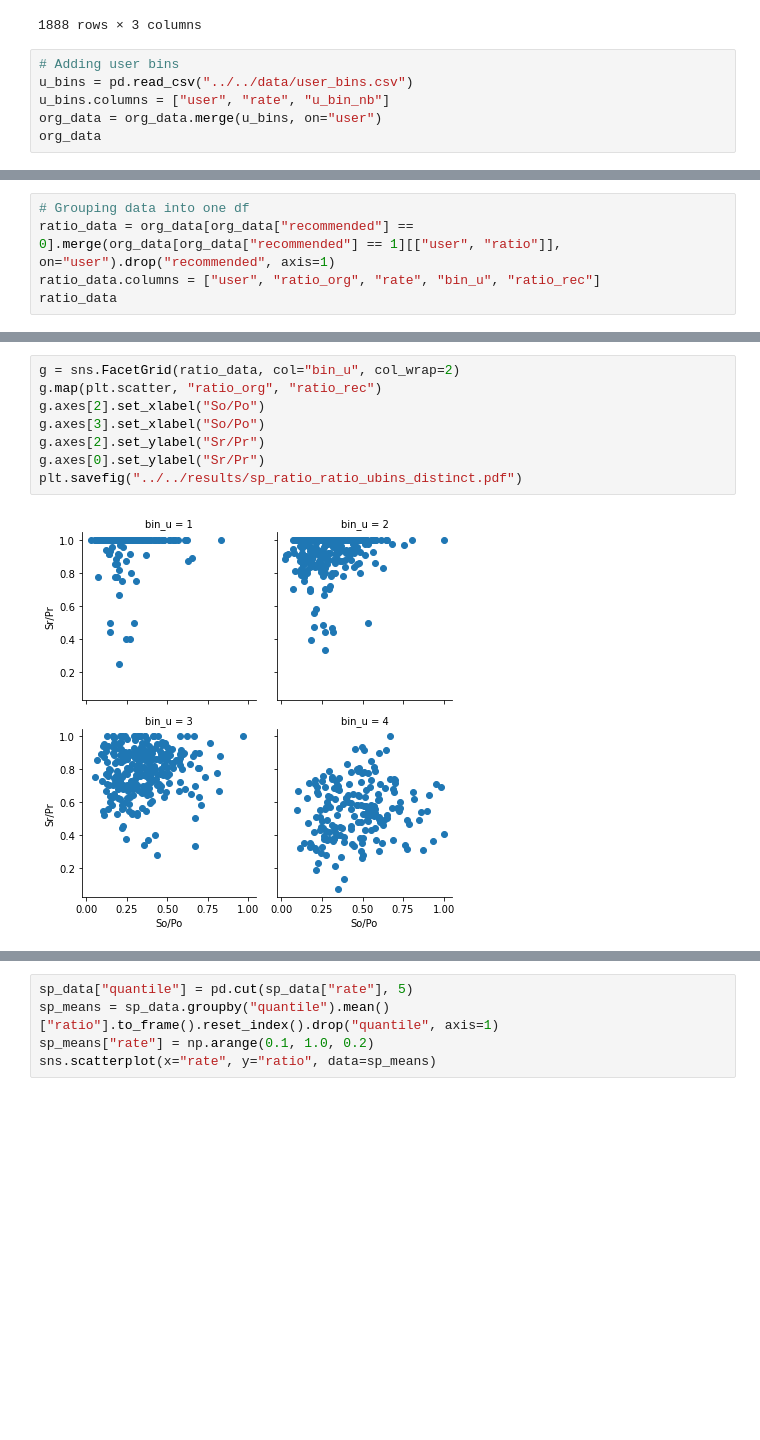
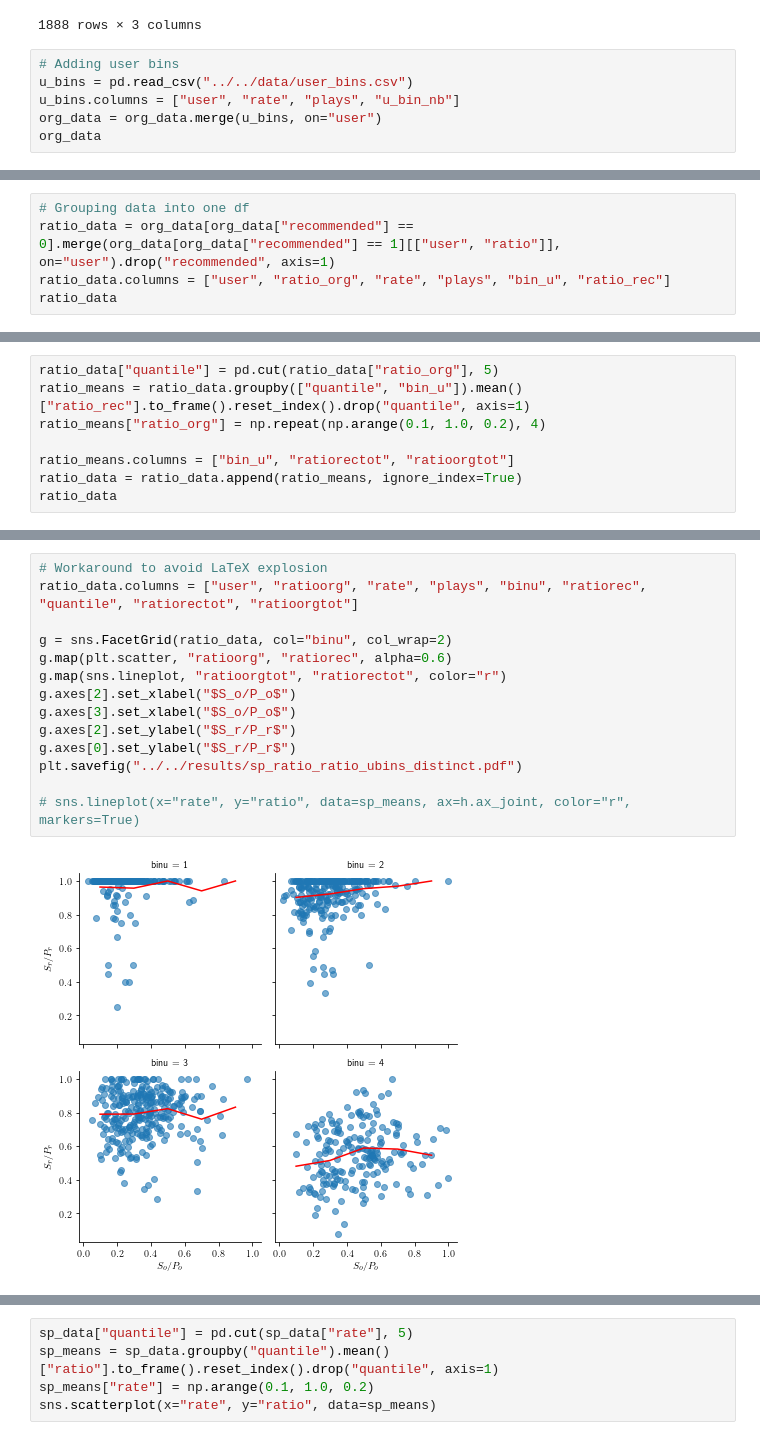
Before and after one commit to QuVil/cmb-recommendation, a Jupyter notebook: src/analysis/exploratory.ipynb, the cells around one changed output, grey strips where cells are left out. Cells and saved outputs as stored; diff of their text form; blank space fills up the shorter version.

```diff
--- a/src/analysis/exploratory.ipynb
+++ b/src/analysis/exploratory.ipynb
@@ -189,7 +189,7 @@ org_data
 # %%
 # Adding user bins
 u_bins = pd.read_csv("../../data/user_bins.csv")
-u_bins.columns = ["user", "rate", "u_bin_nb"]
+u_bins.columns = ["user", "rate", "plays", "u_bin_nb"]
 org_data = org_data.merge(u_bins, on="user")
 org_data
 # %% [output]
@@ -208,0 +209,5 @@ org_data
+# %%
+# Grouping data into one df
+ratio_data = org_data[org_data["recommended"] == 0].merge(org_data[org_data["recommended"] == 1][["user", "ratio"]], on="user").drop("recommended", axis=1)
+ratio_data.columns = ["user", "ratio_org", "rate", "plays", "bin_u", "ratio_rec"]
+ratio_data
@@ -236,5 +240,0 @@ Name: bin_u, dtype: int64
-# %%
-# Grouping data into one df
-ratio_data = org_data[org_data["recommended"] == 0].merge(org_data[org_data["recommended"] == 1][["user", "ratio"]], on="user").drop("recommended", axis=1)
-ratio_data.columns = ["user", "ratio_org", "rate", "bin_u", "ratio_rec"]
-ratio_data
@@ -261,0 +270,8 @@ plt.savefig("../../results/test.pdf")
+# %%
+ratio_data["quantile"] = pd.cut(ratio_data["ratio_org"], 5)
+ratio_means = ratio_data.groupby(["quantile", "bin_u"]).mean()["ratio_rec"].to_frame().reset_index().drop("quantile", axis=1)
+ratio_means["ratio_org"] = np.repeat(np.arange(0.1, 1.0, 0.2), 4)
+
+ratio_means.columns = ["bin_u", "ratiorectot", "ratioorgtot"]
+ratio_data = ratio_data.append(ratio_means, ignore_index=True)
+ratio_data
@@ -262,13 +292,19 @@ plt.savefig("../../results/test.pdf")
 # %%
-g = sns.FacetGrid(ratio_data, col="bin_u", col_wrap=2)
-g.map(plt.scatter, "ratio_org", "ratio_rec")
-g.axes[2].set_xlabel("So/Po")
-g.axes[3].set_xlabel("So/Po")
-g.axes[2].set_ylabel("Sr/Pr")
-g.axes[0].set_ylabel("Sr/Pr")
+# Workaround to avoid LaTeX explosion
+ratio_data.columns = ["user", "ratioorg", "rate", "plays", "binu", "ratiorec", "quantile", "ratiorectot", "ratioorgtot"]
+
+g = sns.FacetGrid(ratio_data, col="binu", col_wrap=2)
+g.map(plt.scatter, "ratioorg", "ratiorec", alpha=0.6)
+g.map(sns.lineplot, "ratioorgtot", "ratiorectot", color="r")
+g.axes[2].set_xlabel("$S_o/P_o$")
+g.axes[3].set_xlabel("$S_o/P_o$")
+g.axes[2].set_ylabel("$S_r/P_r$")
+g.axes[0].set_ylabel("$S_r/P_r$")
 plt.savefig("../../results/sp_ratio_ratio_ubins_distinct.pdf")
+
+# sns.lineplot(x="rate", y="ratio", data=sp_means, ax=h.ax_joint, color="r", markers=True)
 # %% [output]
-[figure, old version]
+[figure, new version]
 # %%
 f, ax = plt.subplots(figsize=(6, 6))
 sns.kdeplot(x, y, ax=ax)
```
Also changed, not shown: parts of 22 cells of this notebook, 13 other files.
